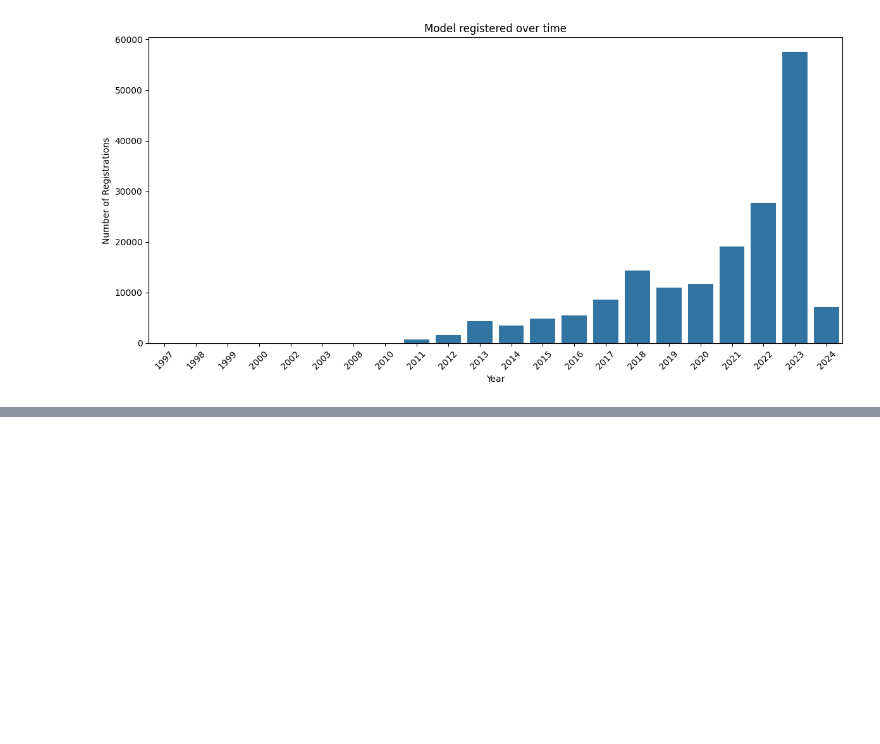
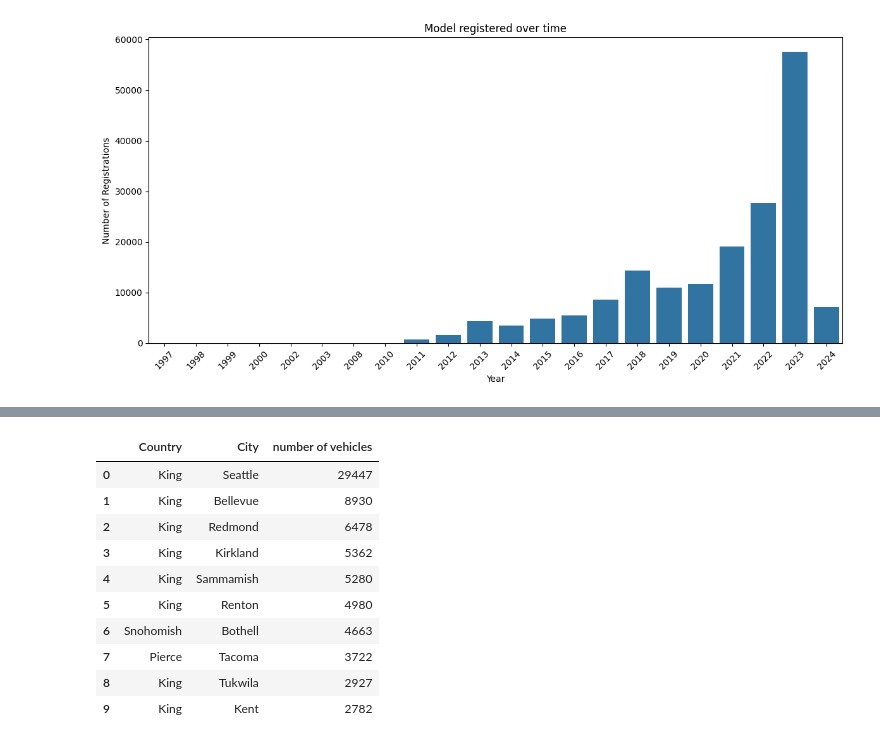
Before and after one commit to thanga-v2/case_study_and_projects, a Jupyter notebook: EV-Market-size-Analysis.ipynb, the cells around one changed output, grey strips where cells are left out. Drawn from its saved outputs; the diff is of its cells as text; code cells hidden in the pictures; blank space fills up the shorter version.

```diff
--- a/EV-Market-size-Analysis.ipynb
+++ b/EV-Market-size-Analysis.ipynb
@@ -167,0 +237,16 @@ Name: count, dtype: int64
+# %%
+# top 10 city distribution
+
+city_distribution.head(10).inde
+# %% [output]
+|  | Country | City | number of vehicles |
+| 0 | King | Seattle | 29447 |
+| 1 | King | Bellevue | 8930 |
+| 2 | King | Redmond | 6478 |
+| 3 | King | Kirkland | 5362 |
+| 4 | King | Sammamish | 5280 |
+| 5 | King | Renton | 4980 |
+| 6 | Snohomish | Bothell | 4663 |
+| 7 | Pierce | Tacoma | 3722 |
+| 8 | King | Tukwila | 2927 |
+| 9 | King | Kent | 2782 |
```
Also changed, not shown: parts of 6 cells of this notebook, 1 other file.
